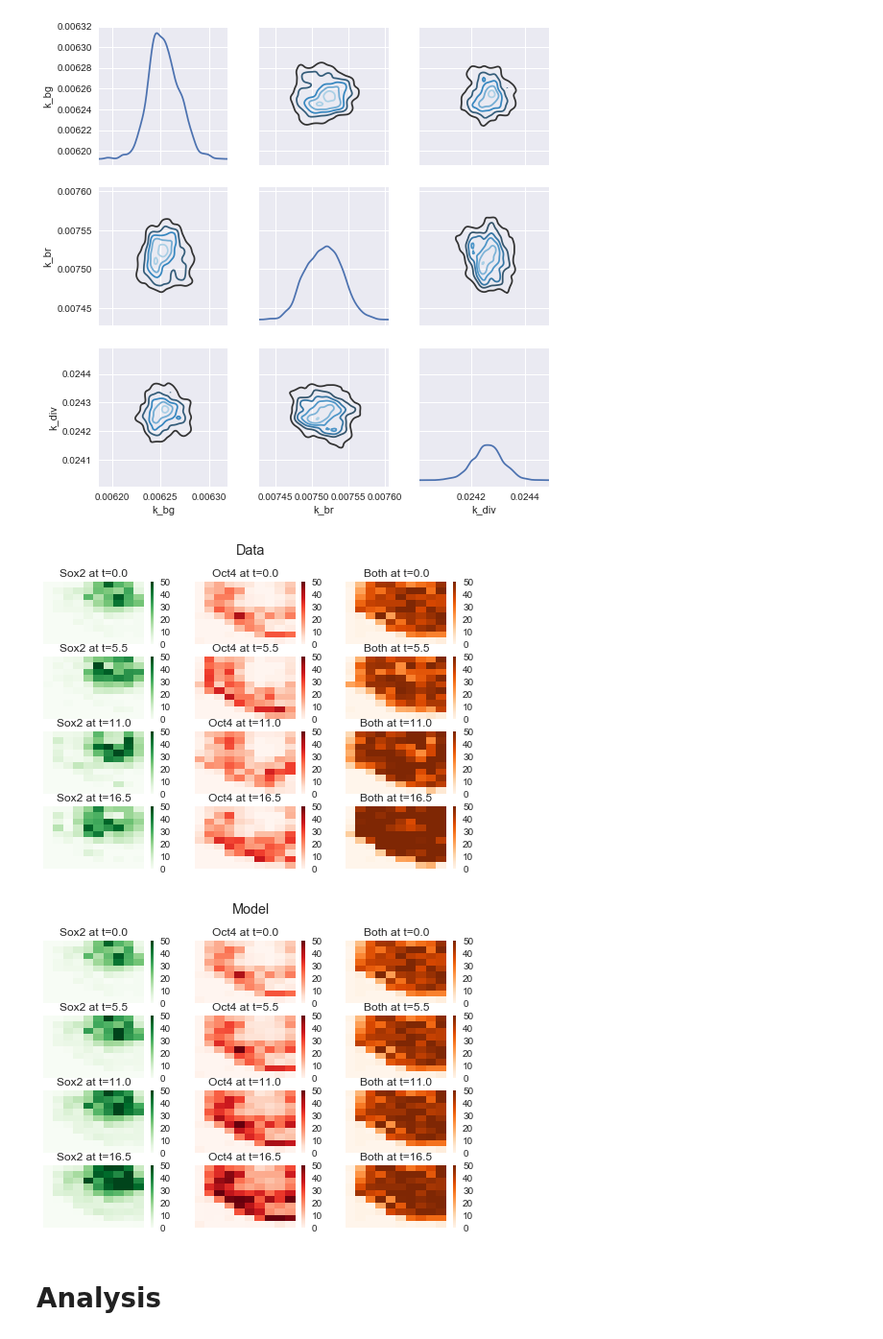
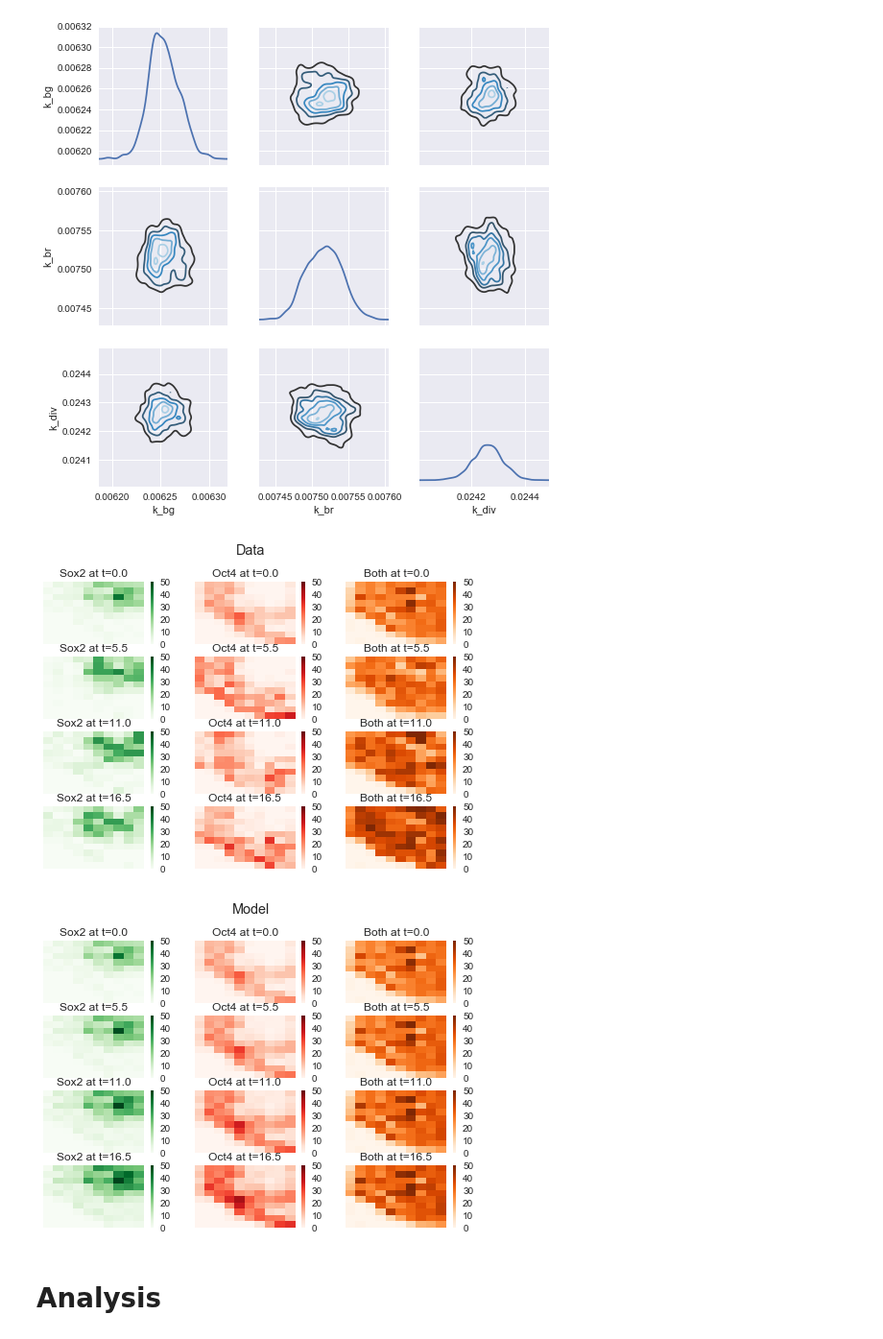
Before and after one commit to tessadgreen/cellfate, a Jupyter notebook: Inference.ipynb, the cells around one changed output. Shown at 96% size. Cells and saved outputs as stored; diff of their text form; code cells hidden in the pictures.

```diff
--- a/Inference.ipynb
+++ b/Inference.ipynb
@@ -630,10 +573,10 @@ k_bg = 0.00625
 k_br = 0.00752
 [figure]
 # %%
-plot_heatmap(k_10x10_uncoupled, bin_10x10, False)
+plot_heatmap(k_10x10_uncoupled, bin_12x12, False)
 # %% [output]
-[figure, old version]
+[figure, new version]
-[figure, old version]
+[figure, new version]
 # %% [markdown]
 # Analysis
 # %% [markdown]
```
Also changed, not shown: parts of 8 cells of this notebook, 12 other files.
